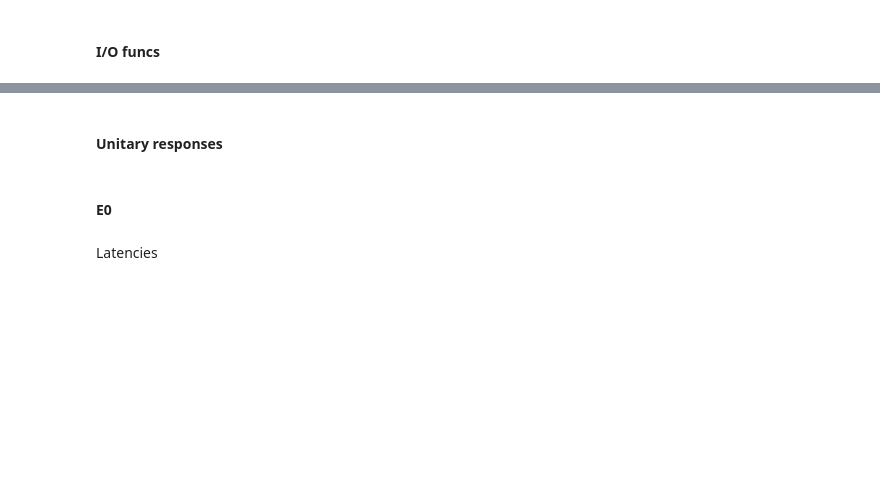
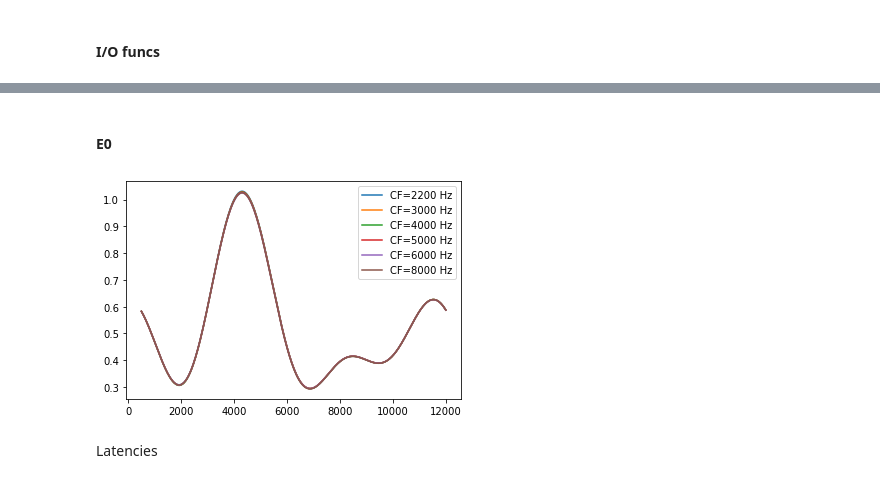
Before and after one commit to fdeloche/fmaskedCAP-model, a Jupyter notebook: Fit data synthesis.ipynb, the cells around one changed output, grey strips where cells are left out. Cells and saved outputs as stored; diff of their text form; code cells hidden in the pictures; blank space fills up the shorter version.

```diff
--- a/Fit data synthesis.ipynb
+++ b/Fit data synthesis.ipynb
@@ -189,8 +205,24 @@ pl.show()
 # %%
 k_func = lambda f: np.interp(f, np.array(CFs), np.array(ks))
-I0_func = lambda f: np.interp(f, np.array(CFs), np.array(I0s))
+#k_func = lambda f: ks[-1]
+
+if I0_distributed:
+    '''net_I0=RBFNet.create_from_jsonfile(f'{results_folder}/RBF_I0_params.json')
+    with np.load(f'{results_folder}/I0_RBF_weights.npz') as data:
+        rbf_weights=data['weights']
+    net_I0.l2.weight.data=torch.tensor(rbf_weights)
+    I0_func=net_I0
+    ''' #issues with tensor format/numpy
+
+    with np.load(f'{results_folder}/I0_from_RBF.npz') as data:
+        RBF_f=data['f']
+        RBF_I0=data['I0']
+    I0_func = lambda f: np.interp(f, RBF_f, RBF_I0)
+
+else:
+    I0_func = lambda f: np.interp(f, np.array(CFs), np.array(I0s))
 scale_func = lambda f: np.interp(f, np.array(CFs), np.array(scales))
-
+#scale_func=lambda f: np.array(scales)[-1]
 Iref=wb_cdf._Iref
 constrained_at_Iref=wb_cdf.constrained_at_Iref
 
@@ -201,2 +244,0 @@ pl.plot(f_lin, isomaskcurves.T)
-# %% [markdown]
-#### Unitary responses
@@ -227,17 +245,17 @@ pl.show()
 # %% [markdown]
 #### E0
 # %%
-
 for CF in CFs: #8000
     with np.load(f'{results_folder}/E0_{CF}.npz') as data:
         f=data['f']
         E0=data['E0']
-        #TODO account for E0_amp
-        #E0_amp=data['E0_amp']
+        E0_amp=data['E0_amp']
         f=np.linspace(f[0], f[-1], len(E0)) #HACK err for now
         pl.plot(f, E0, label=f"CF={CF} Hz")
 pl.legend()
 pl.show()
+# %% [output]
+[figure, added]
 # %% [markdown]
 Latencies
 # %%
```
Also changed, not shown: parts of 20 cells of this notebook, 11 other files.
